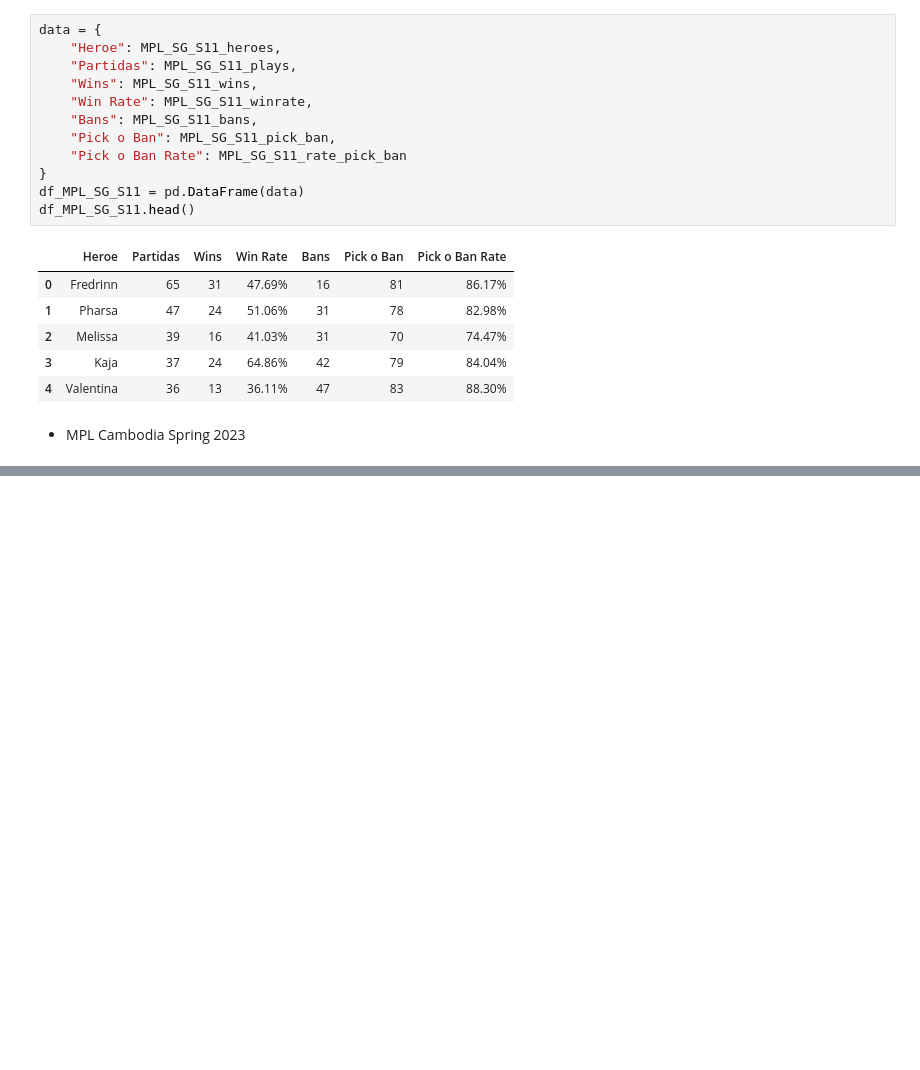
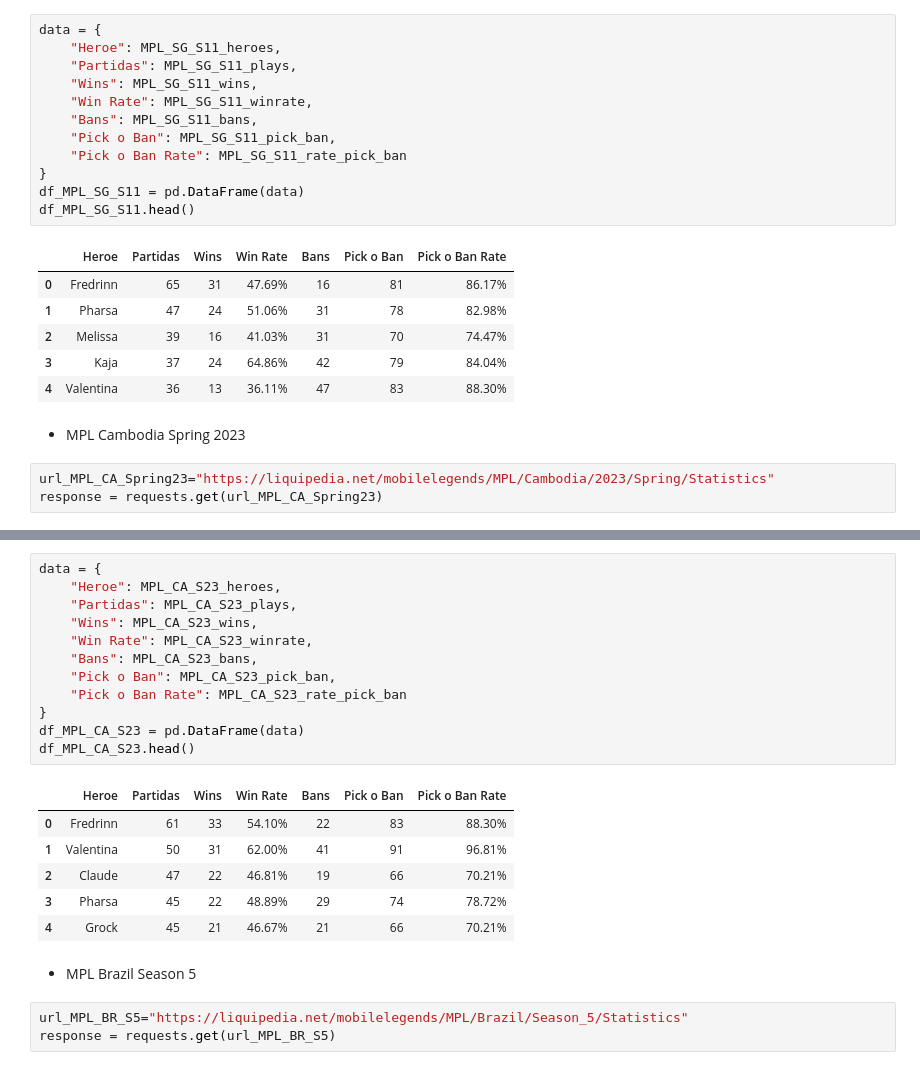
Before and after one commit to RCastroPeraza/Reccomendation_system_Machine_Learning_Mobile_Legends, a Jupyter notebook: MLBB_WEBSCRAPPING.ipynb, the cells around one changed output, grey strips where cells are left out. Drawn from its saved outputs; the diff is of its cells as text; blank space fills up the shorter version.

```diff
--- a/MLBB_WEBSCRAPPING.ipynb
+++ b/MLBB_WEBSCRAPPING.ipynb
@@ -374,3 +391,6 @@ df_MPL_SG_S11.head()
 | 4 | Valentina | 36 | 13 | 36.11% | 47 | 83 | 88.30% |
 # %% [markdown]
 * MPL Cambodia Spring 2023
+# %%
+url_MPL_CA_Spring23="https://liquipedia.net/mobilelegends/MPL/Cambodia/2023/Spring/Statistics"
+response = requests.get(url_MPL_CA_Spring23)
@@ -376,0 +446,24 @@ df_MPL_SG_S11.head()
+# %%
+data = {
+    "Heroe": MPL_CA_S23_heroes,
+    "Partidas": MPL_CA_S23_plays,
+    "Wins": MPL_CA_S23_wins,
+    "Win Rate": MPL_CA_S23_winrate,
+    "Bans": MPL_CA_S23_bans,
+    "Pick o Ban": MPL_CA_S23_pick_ban,
+    "Pick o Ban Rate": MPL_CA_S23_rate_pick_ban
+}
+df_MPL_CA_S23 = pd.DataFrame(data)
+df_MPL_CA_S23.head()
+# %% [output]
+|  | Heroe | Partidas | Wins | Win Rate | Bans | Pick o Ban | Pick o Ban Rate |
+| 0 | Fredrinn | 61 | 33 | 54.10% | 22 | 83 | 88.30% |
+| 1 | Valentina | 50 | 31 | 62.00% | 41 | 91 | 96.81% |
+| 2 | Claude | 47 | 22 | 46.81% | 19 | 66 | 70.21% |
+| 3 | Pharsa | 45 | 22 | 48.89% | 29 | 74 | 78.72% |
+| 4 | Grock | 45 | 21 | 46.67% | 21 | 66 | 70.21% |
+# %% [markdown]
+* MPL Brazil Season 5
+# %%
+url_MPL_BR_S5="https://liquipedia.net/mobilelegends/MPL/Brazil/Season_5/Statistics"
+response = requests.get(url_MPL_BR_S5)
```
Also changed, not shown: parts of 27 cells of this notebook, 2 other files.
